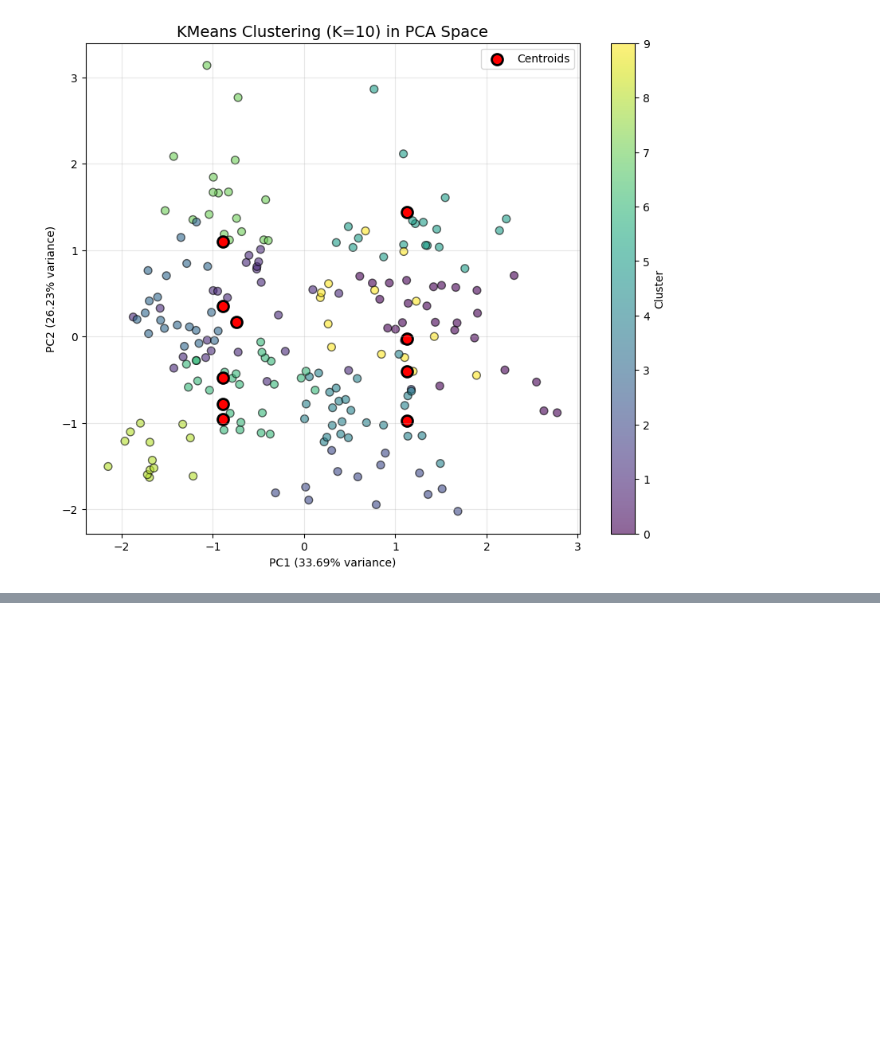
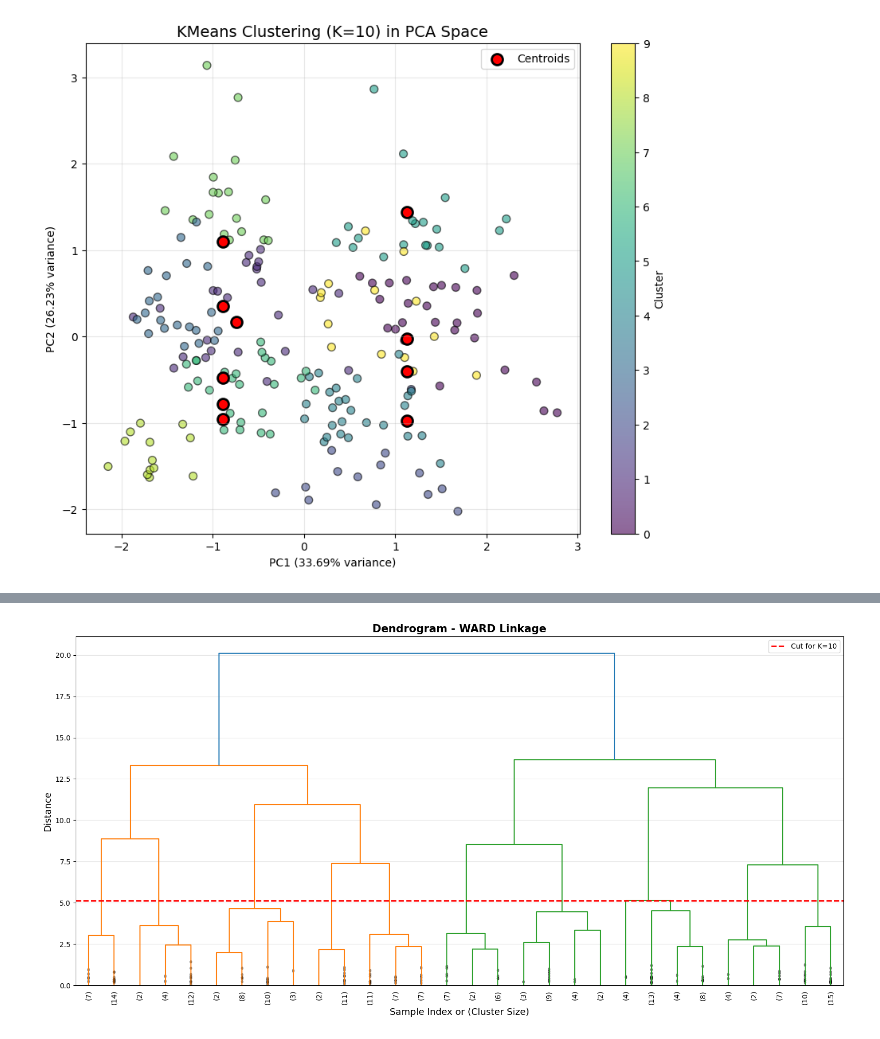
Before and after one commit to ihamydreza/FIS4041, a Jupyter notebook: Q2/Q2.ipynb, the cells around one changed output, grey strips where cells are left out. Saved outputs shown, nothing was run; the diff lists cells and outputs as text; code cells hidden in the pictures; blank space fills up the shorter version.

```diff
--- a/Q2/Q2.ipynb
+++ b/Q2/Q2.ipynb
@@ -197,0 +321,31 @@ plt.show()
+# %%
+# Display dendrogram for best linkage
+from scipy.cluster.hierarchy import dendrogram, linkage as scipy_linkage
+
+plt.figure(figsize=(16, 8))
+
+# Calculate linkage for dendrogram
+linkage_matrix = scipy_linkage(X_scaled, method=best_linkage[0])
+
+# Draw a dendrogram
+dendrogram(linkage_matrix,
+           truncate_mode='lastp',
+           p=30,
+           leaf_rotation=90,
+           leaf_font_size=10,
+           show_contracted=True)
+
+plt.xlabel('Sample Index or (Cluster Size)', fontsize=13)
+plt.ylabel('Distance', fontsize=13)
+plt.title(f'Dendrogram - {best_linkage[0].upper()} Linkage',
+          fontsize=15, fontweight='bold')
+plt.axhline(y=linkage_matrix[-best_linkage[1]['best_n_clusters'], 2],
+            color='red', linestyle='--', linewidth=2,
+            label=f'Cut for K={best_linkage[1]["best_n_clusters"]}')
+plt.legend()
+plt.grid(True, alpha=0.3, axis='y')
+plt.tight_layout()
+plt.savefig('dendrogram_best.png', dpi=300, bbox_inches='tight')
+plt.show()
+# %% [output]
+[figure, added]
```
Also changed, not shown: parts of 5 cells of this notebook.
